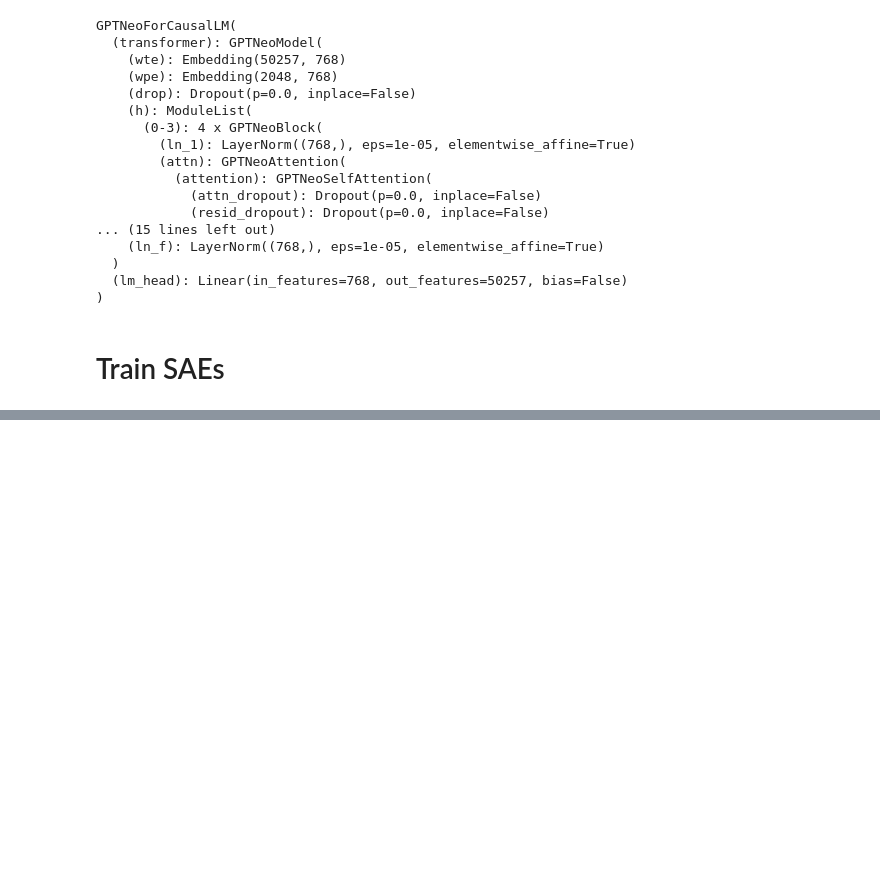
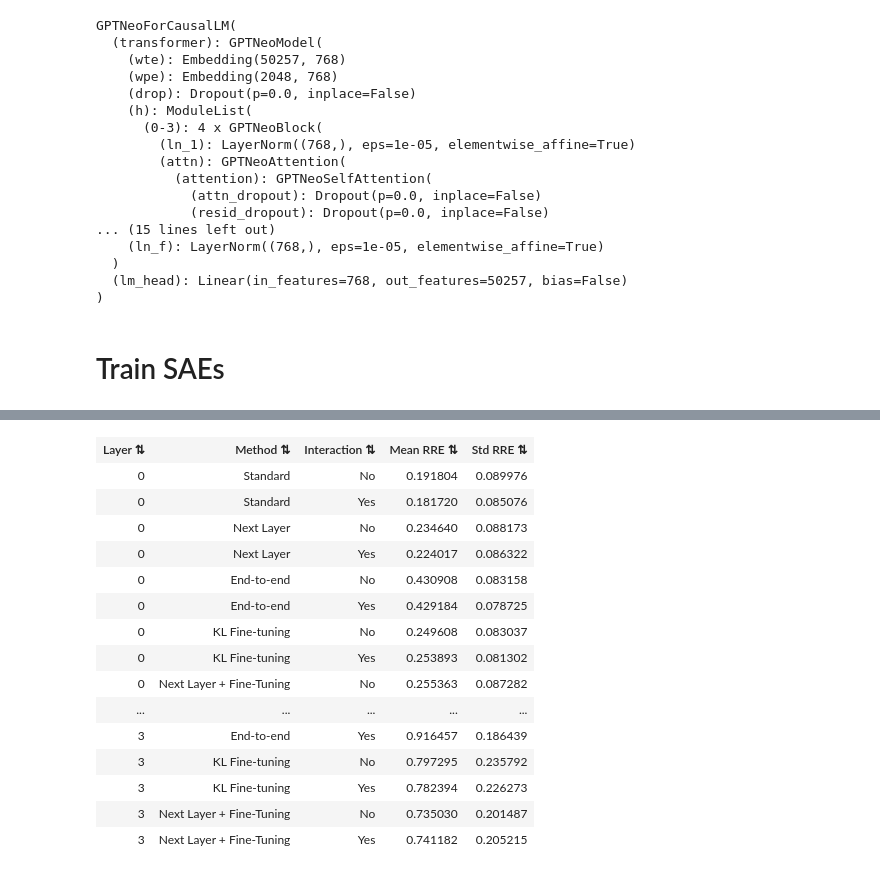
Before and after one commit to evan-lloyd/mechinterp-experiments, a Jupyter notebook: tiny_stories_sae/feature_interaction_demo.ipynb, the cells around one changed output, grey strips where cells are left out. Drawn from its saved outputs; the diff is of its cells as text; code cells hidden in the pictures; blank space fills up the shorter version.

Commit message:
add html tables to notebook

```diff
--- a/tiny_stories_sae/feature_interaction_demo.ipynb
+++ b/tiny_stories_sae/feature_interaction_demo.ipynb
@@ -66,15 +66,12 @@ from transformers import AutoModelForCausalLM, AutoTokenizer
 if torch.cuda.is_available():
     TRAINING_DEVICE = "cuda:0"
     TRAINING_BATCH_SIZE = 16
-    E2E_BATCH_SIZE = 4
 elif torch.mps.is_available():
     TRAINING_DEVICE = "mps:0"
     TRAINING_BATCH_SIZE = 8
-    E2E_BATCH_SIZE = 2
 else:
     TRAINING_DEVICE = "cpu"
     TRAINING_BATCH_SIZE = 8
-    E2E_BATCH_SIZE = 2
 
 tokenizer = AutoTokenizer.from_pretrained("EleutherAI/gpt-neo-125M")
 training_dataset = load_dataset("roneneldan/TinyStories", split="train", streaming=True)
@@ -108,13 +105,13 @@ GPTNeoForCausalLM(
 # Caches model activations to these directories; modify if necessary, or set to None to disable.
 # These take up ~16GB and ~1.5GB respectively, but will save a fair bit of time when running
 # the notebook, since they can be re-used across all methods we're comparing.
-# TRAINING_CACHE_DIR = None
-# VALIDATION_CACHE_DIR = None
-TRAINING_CACHE_DIR = ".training_cache"
-VALIDATION_CACHE_DIR = ".validation_cache"
-NUM_TRAINING_TOKENS = int(1e6)
+TRAINING_CACHE_DIR = None
+VALIDATION_CACHE_DIR = None
+# TRAINING_CACHE_DIR = ".training_cache"
+# VALIDATION_CACHE_DIR = ".validation_cache"
+NUM_TRAINING_TOKENS = int(1e7)
 EVAL_INTERVAL = int(1e5)
-NUM_VALIDATION_TOKENS = int(1e5)
+NUM_VALIDATION_TOKENS = int(1e6)
 D_MODEL = model.config.hidden_size
 D_SAE = D_MODEL * 4
 TOPK = 100
@@ -188,7 +185,6 @@ training_config = {
     (method, use_interaction): TrainingConfig(
         tokenizer_batch_size=TOKENIZER_BATCH_SIZE,
         training_batch_size=TRAINING_BATCH_SIZE,
-        e2e_batch_size=E2E_BATCH_SIZE,
         num_train_tokens=NUM_TRAINING_TOKENS,
         eval_interval=EVAL_INTERVAL,
         train_layers=list(range(model.config.num_layers)),
@@ -529,3 +572,46 @@ current_plot_to_svg()
+# %%
+# Print RRE statistics as an HTML table
+from tiny_stories_sae.ops import display_sortable_html_table
+
+headers = ["Layer", "Method", "Interaction", "Mean RRE", "Std RRE"]
+rows = []
+
+for layer in range(model.config.num_layers):
+    for method, method_label in zip(methods, method_labels):
+        for has_interaction in [False, True]:
+            spec = (method, has_interaction)
+            interaction_label = "Yes" if has_interaction else "No"
+
+            if spec in validation_results and layer in validation_results[spec].layer_results:
+                rre_values = validation_results[spec].layer_results[layer].rre
+                if rre_values is not None and len(rre_values) > 0:
+                    mean_rre = np.mean(rre_values)
+                    std_rre = np.std(rre_values)
+                else:
+                    mean_rre, std_rre = 0, 0
+            else:
+                mean_rre, std_rre = 0, 0
+
+            rows.append([layer, method_label, interaction_label, f"{mean_rre:.6f}", f"{std_rre:.6f}"])
+
+display_sortable_html_table(headers, rows)
+# %% [output]
+| Layer ⇅ | Method ⇅ | Interaction ⇅ | Mean RRE ⇅ | Std RRE ⇅ |
+| 0 | Standard | No | 0.191804 | 0.089976 |
+| 0 | Standard | Yes | 0.181720 | 0.085076 |
+| 0 | Next Layer | No | 0.234640 | 0.088173 |
+| 0 | Next Layer | Yes | 0.224017 | 0.086322 |
+| 0 | End-to-end | No | 0.430908 | 0.083158 |
+| 0 | End-to-end | Yes | 0.429184 | 0.078725 |
+| 0 | KL Fine-tuning | No | 0.249608 | 0.083037 |
+| 0 | KL Fine-tuning | Yes | 0.253893 | 0.081302 |
+| 0 | Next Layer + Fine-Tuning | No | 0.255363 | 0.087282 |
+| ... | ... | ... | ... | ... |
+| 3 | End-to-end | Yes | 0.916457 | 0.186439 |
+| 3 | KL Fine-tuning | No | 0.797295 | 0.235792 |
+| 3 | KL Fine-tuning | Yes | 0.782394 | 0.226273 |
+| 3 | Next Layer + Fine-Tuning | No | 0.735030 | 0.201487 |
+| 3 | Next Layer + Fine-Tuning | Yes | 0.741182 | 0.205215 |
 # %%
 from tiny_stories_sae.ops import save_training_result
 
```
Also changed, not shown: parts of 3 cells of this notebook, 2 other files.
